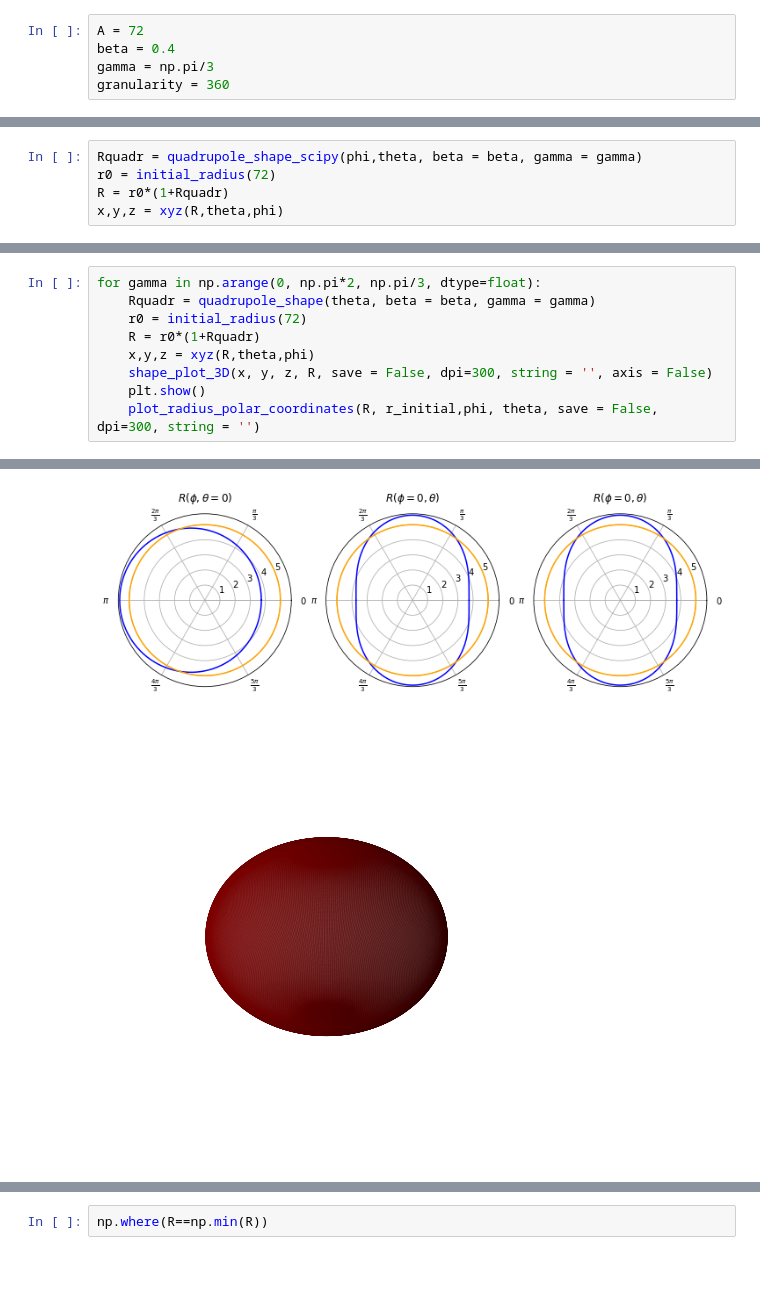
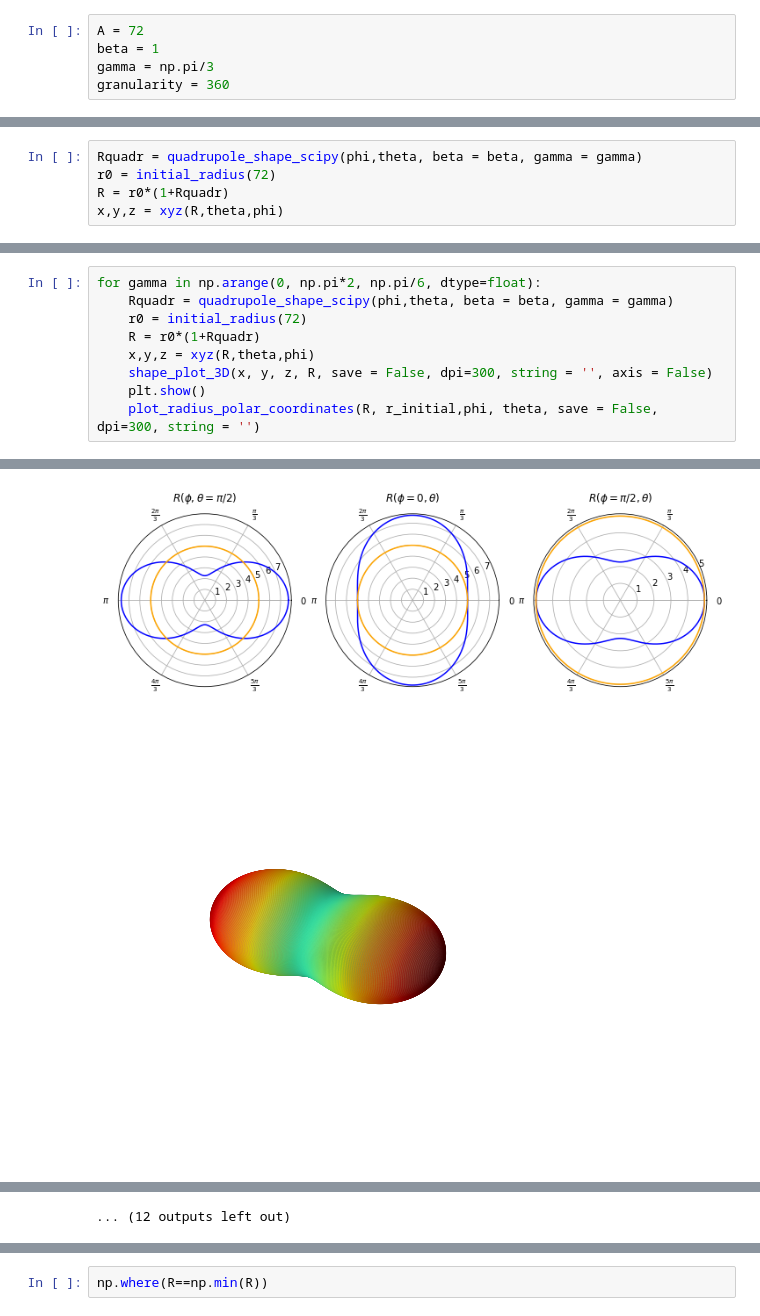
Before and after one commit to DFreireF/nudeform, a Jupyter notebook: notebooks/notebook.ipynb, the cells around one changed output, grey strips where cells are left out. Drawn from its saved outputs; the diff is of its cells as text; blank space fills up the shorter version.

Commit message:
fixing plot_radius mar 20 feb 2024 14:44:06 CET

```diff
--- a/notebooks/notebook.ipynb
+++ b/notebooks/notebook.ipynb
@@ -6,6 +6,6 @@ from nudeform.model import *
 from nudeform.view import *
 # %%
 A = 72
-beta = 0.4
+beta = 1
 gamma = np.pi/3
 granularity = 360
@@ -33,6 +29,6 @@ plot_radius_polar_coordinates(R, r_initial,phi, theta, save = False, dpi=300, st
 # %%
-for gamma in np.arange(0, np.pi*2, np.pi/3, dtype=float):
-    Rquadr = quadrupole_shape(theta, beta = beta, gamma = gamma)
+for gamma in np.arange(0, np.pi*2, np.pi/6, dtype=float):
+    Rquadr = quadrupole_shape_scipy(phi,theta, beta = beta, gamma = gamma)
     r0 = initial_radius(72)
     R = r0*(1+Rquadr)
     x,y,z = xyz(R,theta,phi)
@@ -50,2 +46,2 @@ for gamma in np.arange(0, np.pi*2, np.pi/3, dtype=float):
-[figure, old version]
+[figure, new version]
-[figure, old version]
+[figure, new version]
@@ -54,0 +51 @@ for gamma in np.arange(0, np.pi*2, np.pi/3, dtype=float):
+... (12 outputs left out)
```
Also changed, not shown: parts of 23 cells of this notebook, 2 other files.
